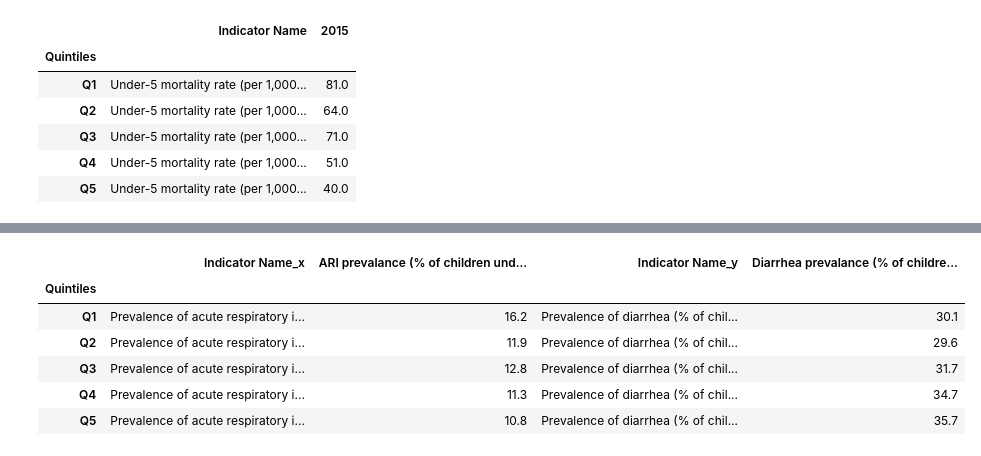
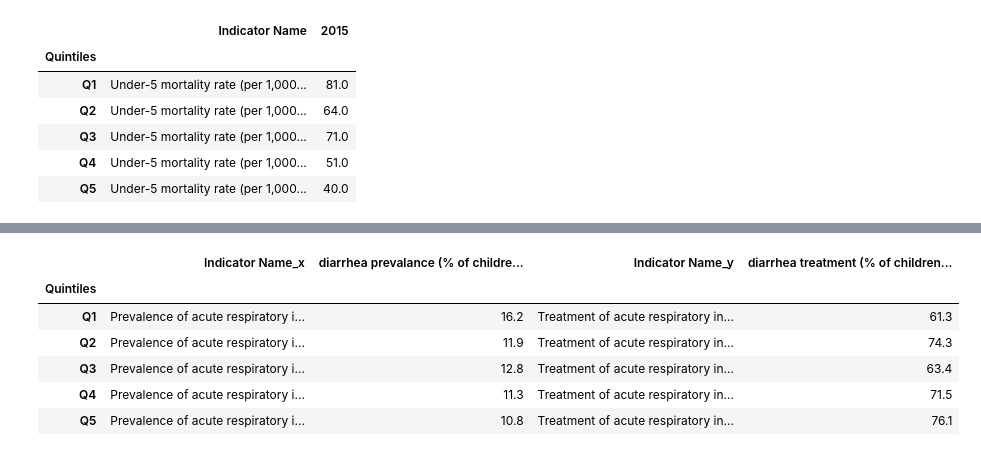
Before and after one commit to S-haila/Project1_group4, a Jupyter notebook: Afg data analysis.ipynb, the cells around one changed output, grey strips where cells are left out. Saved outputs shown, nothing was run; the diff lists cells and outputs as text; code cells hidden in the pictures.

```diff
--- a/Afg data analysis.ipynb
+++ b/Afg data analysis.ipynb
@@ -638,0 +586,9 @@ merged_under_five
+# %%
+ARI_merged = pd.merge(ARI_prevalance_indicator, ARI_treatment_indicator, on = ["Quintiles"])
+
+ARI_merged
+
+
+ARI = ARI_merged.rename(columns={'2015_x':'ARI prevalance (% of children under 5)',
+                                        '2015_y':'ARI treatment (% of children under 5)'})
+ARI
@@ -654,32 +617,20 @@ plt.close()
 [interactive output not drawn]
 [interactive output not drawn]
 # %%
-prevalance_merged = pd.merge(ARI_prevalance_indicator, diarrhea_prevalance_indicator, on = ["Quintiles"])
+diarrhea_merged = pd.merge(diarrhea_prevalance_indicator, diarrhea_treatment_indicator, on = ["Quintiles"])
 
-prevalance_merged
+diarrhea_merged
 
 
-prevalance = prevalance_merged.rename(columns={'2015_x':'ARI prevalance (% of children under 5)',
-                                        '2015_y':'Diarrhea prevalance (% of children under 5)'})
-prevalance
-
-
-
-#merged_diarrhea = pd.merge(diarrhea_prevalance_indicator,
-                            #diarrhea_treatment_indicator,on = ["Quintiles"])
-
-#merged_diseases = pd.merge(merged_ARI,
-                           # merged_diarrhea,on = ["Quintiles"])
-
-#under_five_merged = pd.merge(merged_diseases,
-                            #under_five_mortality_indicator,on = ["Quintiles"])
-#under_five_merged
+diarrhea = ARI_merged.rename(columns={'2015_x':'Diarrhea prevalance (% of children under 5)',
+                                        '2015_y':'Diarrhea treatment (% of children under 5)'})
+diarrhea
 # %% [output]
-|  | Indicator Name_x | ARI prevalance (% of children und... | Indicator Name_y | Diarrhea prevalance (% of childre... |
+|  | Indicator Name_x | diarrhea prevalance (% of childre... | Indicator Name_y | diarrhea treatment (% of children... |
 | Quintiles |  |  |  |  |
-| Q1 | Prevalence of acute respiratory i... | 16.2 | Prevalence of diarrhea (% of chil... | 30.1 |
-| Q2 | Prevalence of acute respiratory i... | 11.9 | Prevalence of diarrhea (% of chil... | 29.6 |
-| Q3 | Prevalence of acute respiratory i... | 12.8 | Prevalence of diarrhea (% of chil... | 31.7 |
-| Q4 | Prevalence of acute respiratory i... | 11.3 | Prevalence of diarrhea (% of chil... | 34.7 |
-| Q5 | Prevalence of acute respiratory i... | 10.8 | Prevalence of diarrhea (% of chil... | 35.7 |
+| Q1 | Prevalence of acute respiratory i... | 16.2 | Treatment of acute respiratory in... | 61.3 |
+| Q2 | Prevalence of acute respiratory i... | 11.9 | Treatment of acute respiratory in... | 74.3 |
+| Q3 | Prevalence of acute respiratory i... | 12.8 | Treatment of acute respiratory in... | 63.4 |
+| Q4 | Prevalence of acute respiratory i... | 11.3 | Treatment of acute respiratory in... | 71.5 |
+| Q5 | Prevalence of acute respiratory i... | 10.8 | Treatment of acute respiratory in... | 76.1 |
 # %%
```
Also changed, not shown: parts of 9 cells of this notebook, 3 other files.
